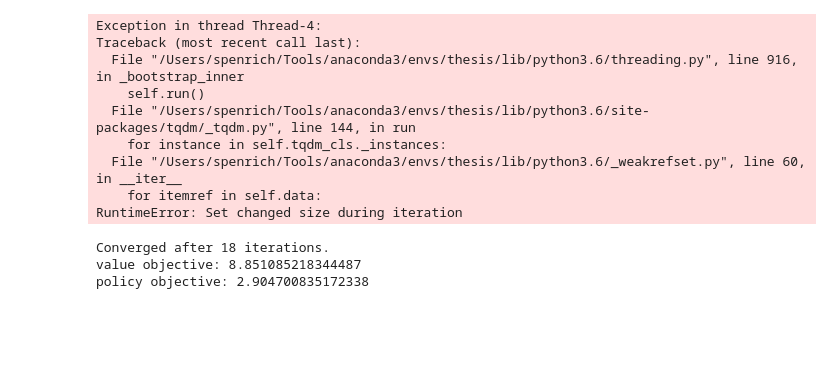
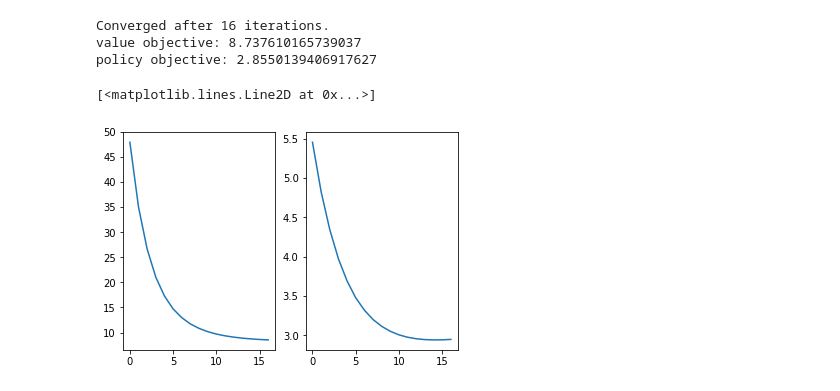
Before and after one commit to befelix/safe_learning, a Jupyter notebook: examples/cart_pole.ipynb, the cells around one changed output. Cells and saved outputs as stored; diff of their text form; code cells hidden in the pictures; blank space fills up the shorter version.

Commit message:
added plots and reorganized cell structure

```diff
--- a/examples/cart_pole.ipynb
+++ b/examples/cart_pole.ipynb
@@ -103,13 +86,10 @@ R = np.identity(dim_input)
 K, P = safe_learning.utilities.dlqr(A_scl, B_scl, Q, R)
 # %%
-# %% TensorFlow functions for the cost function and the scaled, discretized, linearized dynamics
+# TensorFlow functions for the cost function and the scaled, discretized, linearized dynamics
 
 @safe_learning.utilities.with_scope('cost_function')
 def cost_function(states, actions):
-    """
-    """
-    costs = tf.reduce_sum(tf.matmul(states, Q)*states
-                          + tf.matmul(actions, R)*actions,
+    costs = tf.reduce_sum(tf.matmul(states, Q)*states + tf.matmul(actions, R)*actions,
                           axis=1,
                           keep_dims=True)
     return costs
@@ -117,8 +97,6 @@ def cost_function(states, actions):
 
 @safe_learning.utilities.with_scope('dynamics')
 def dynamics(states, actions):
-    """
-    """
     future_states = tf.matmul(states, A_scl.T) + tf.matmul(actions, B_scl.T)
     return future_states
 # %%
@@ -178,17 +158,12 @@ with tf.name_scope('policy_optimization'):
     policy_update = optimizer.minimize(policy_obj,
                                        var_list=policy.parameters)
 # %%
-# %% TensorFlow session
+# TensorFlow session
 try:
     session.close()
 except NameError:
     pass
 session = tf.InteractiveSession()
-
-# log_dir = '/data/cart_pole'
-# run_dir = '/' + get_unique_subfolder(os.getcwd() + log_dir, 'run')
-# path = os.getcwd() + log_dir + run_dir
-# writer = tf.summary.FileWriter(path, session.graph)
 session.run(tf.global_variables_initializer())
 
 max_iters = 25
@@ -201,11 +176,11 @@ value_tol = 1e-1
 policy_iters = 50
 policy_tol = 1e-1
 
-summary_period = 1
-
 converged = False
-old_value_obj_val = session.run(value_obj, {states: test_set})
-old_policy_obj_val = session.run(policy_obj, {states: test_set})
+value_obj_values = np.zeros(max_iters+1)
+policy_obj_values = np.zeros(max_iters+1)
+value_obj_values[0] = session.run(value_obj, {states: test_set})
+policy_obj_values[0] = session.run(policy_obj, {states: test_set})
 
 for i in tqdm(range(max_iters)):
 
@@ -218,24 +193,17 @@ for i in tqdm(range(max_iters)):
         session.run(policy_update, feed_dict={states: batch})
 
     # Get new objective values
-    value_obj_val = session.run(value_obj, {states: test_set})
-    policy_obj_val = session.run(policy_obj, {states: test_set})
+    value_obj_values[i+1] = session.run(value_obj, {states: test_set})
+    policy_obj_values[i+1] = session.run(policy_obj, {states: test_set})
 
-    if i % summary_period == 0:
-        # Record data
-        value_rec, policy_rec = session.run([value_summary, policy_summary],
-                                            {states: test_set})
-#         writer.add_summary(value_rec, i)
-#         writer.add_summary(policy_rec, i)
 
-    # Throw error if NAN to save time during tuning
-    if np.isnan(value_obj_val) or np.isnan(policy_obj_val):
-#         writer.close()
+    if np.isnan(value_obj_values[i+1]) or np.isnan(policy_obj_values[i+1]):
+        session.close()
         raise ValueError('Encountered NAN value on iteration {}!'.format(i))
 
     # Compute objective changes
-    value_change = value_obj_val - old_value_obj_val
-    policy_change = policy_obj_val - old_policy_obj_val
+    value_change = value_obj_values[i+1] - value_obj_values[i]
+    policy_change = policy_obj_values[i+1] - policy_obj_values[i]
 
     # Stop conditions
     minimal_change = ((np.abs(value_change) <= value_tol) and
@@ -246,31 +214,28 @@ for i in tqdm(range(max_iters)):
     if minimal_change:
         converged = True
         break
-    else:
-        old_value_obj_val = value_obj_val
-        old_policy_obj_val = policy_obj_val
 
+final_iter = i+1
 if converged:
-    print('\nConverged after {} iterations.'.format(i + 1))
+    print('\nConverged after {} iterations.'.format(final_iter))
 else:
     print('\nDid not converge!')
-print('value objective: {} \npolicy objective: {}'.format(value_obj_val,
-      policy_obj_val))
-
-# writer.close()
+print('value objective: {} \npolicy objective: {}'.format(value_obj_val, policy_obj_val))
 # %% [output]
-Exception in thread Thread-4:
-Traceback (most recent call last):
-  File "/Users/spenrich/Tools/anaconda3/envs/thesis/lib/python3.6/threading.py", line 916, in _bootstrap_inner
-    self.run()
-  File "/Users/spenrich/Tools/anaconda3/envs/thesis/lib/python3.6/site-packages/tqdm/_tqdm.py", line 144, in run
-    for instance in self.tqdm_cls._instances:
-  File "/Users/spenrich/Tools/anaconda3/envs/thesis/lib/python3.6/_weakrefset.py", line 60, in __iter__
-    for itemref in self.data:
-RuntimeError: Set changed size during iteration
+Converged after 16 iterations.
+value objective: 8.737610165739037
+policy objective: 2.8550139406917627
-Converged after 18 iterations.
-value objective: 8.851085218344487
-policy objective: 2.904700835172338
+# %%
+fig = plt.figure()
+
+ax = fig.add_subplot(121)
+ax.plot(value_obj_values[:final_iter+1])
+
+ax = fig.add_subplot(122)
+ax.plot(policy_obj_values[:final_iter+1])
+# %% [output]
+[<matplotlib.lines.Line2D at 0x...>]
+[figure, added]
 # %%
 plotting.show_graph(tf.get_default_graph())
 # %% [output]
```
Also changed, not shown: parts of 5 cells of this notebook.
